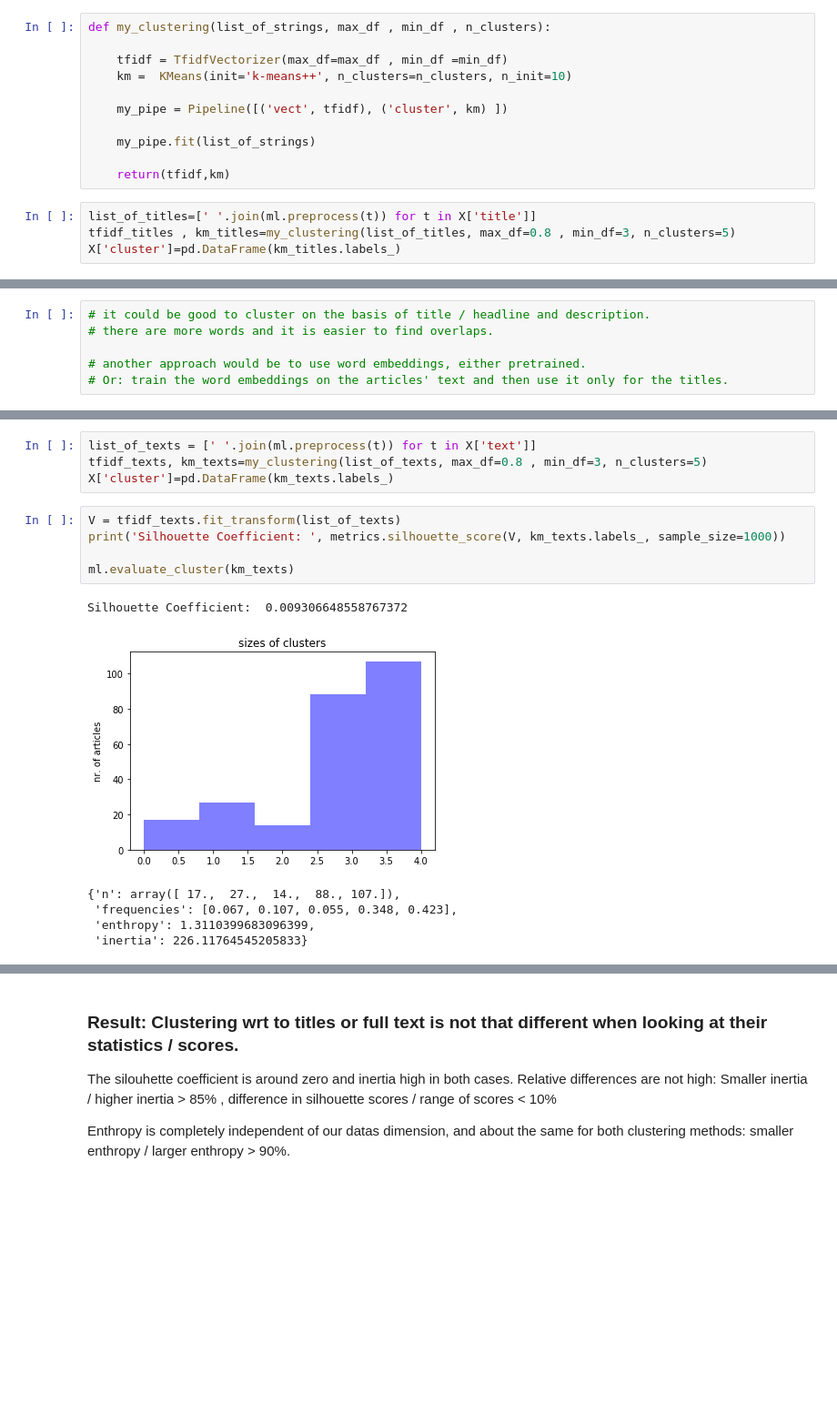
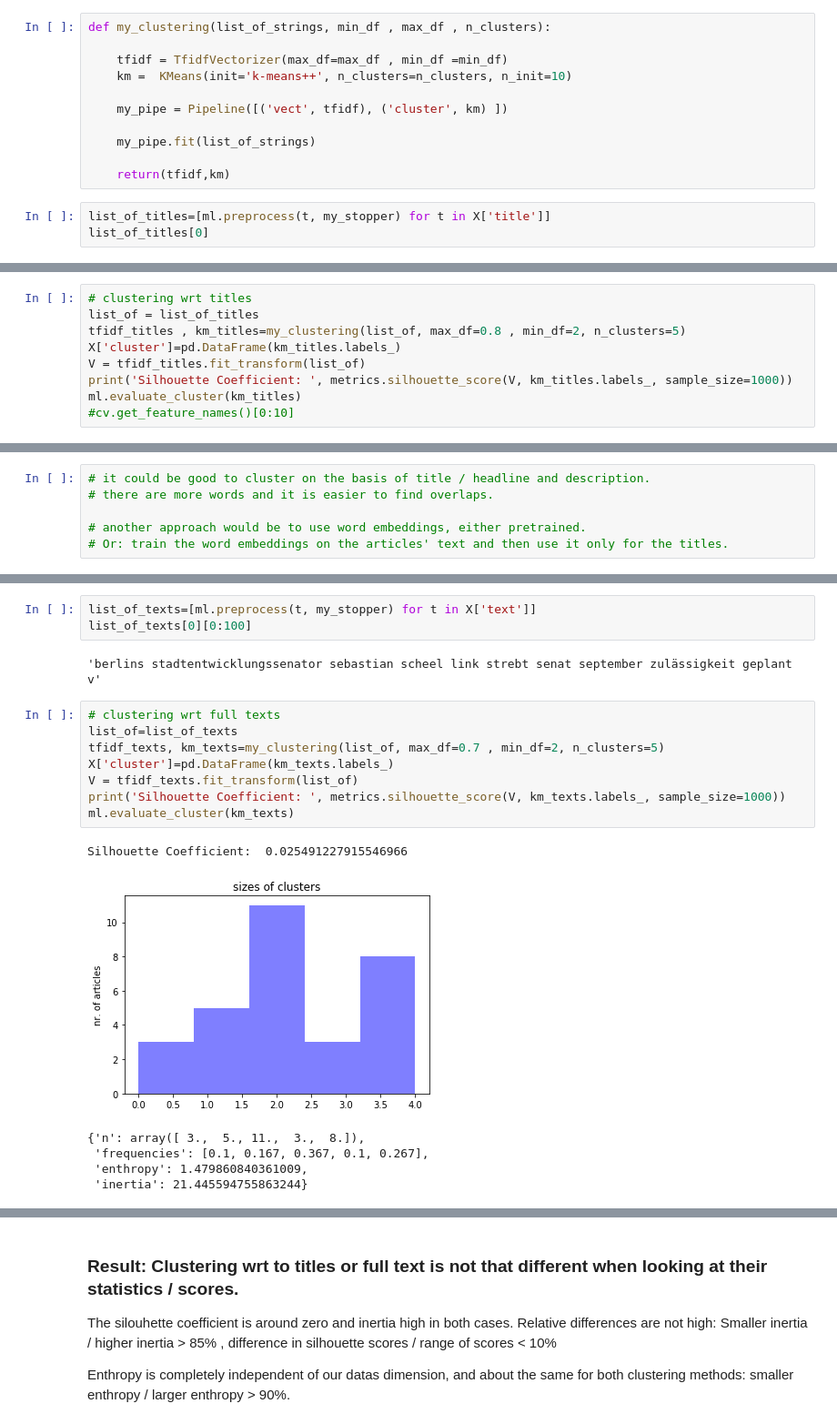
Before and after one commit to s81320/newsreader, a Jupyter notebook: workflow.ipynb, the cells around one changed output, grey strips where cells are left out. Shown at 91% size. Cells and saved outputs as stored; diff of their text form; blank space fills up the shorter version.

```diff
--- a/workflow.ipynb
+++ b/workflow.ipynb
@@ -235,7 +248,7 @@ Is it better to cluster by applying K-means to to titles or to the full text of
 
 How do the resulting clusters differ?
 # %%
-def my_clustering(list_of_strings, max_df , min_df , n_clusters):
+def my_clustering(list_of_strings, min_df , max_df , n_clusters):
 
     tfidf = TfidfVectorizer(max_df=max_df , min_df =min_df)
     km =  KMeans(init='k-means++', n_clusters=n_clusters, n_init=10)
@@ -246,6 +259,5 @@ def my_clustering(list_of_strings, max_df , min_df , n_clusters):
 
     return(tfidf,km)
 # %%
-list_of_titles=[' '.join(ml.preprocess(t)) for t in X['title']]
-tfidf_titles , km_titles=my_clustering(list_of_titles, max_df=0.8 , min_df=3, n_clusters=5)
-X['cluster']=pd.DataFrame(km_titles.labels_)
+list_of_titles=[ml.preprocess(t, my_stopper) for t in X['title']]
+list_of_titles[0]
@@ -251,0 +266,9 @@ X['cluster']=pd.DataFrame(km_titles.labels_)
+# %%
+# clustering wrt titles
+list_of = list_of_titles
+tfidf_titles , km_titles=my_clustering(list_of, max_df=0.8 , min_df=2, n_clusters=5)
+X['cluster']=pd.DataFrame(km_titles.labels_)
+V = tfidf_titles.fit_transform(list_of)
+print('Silhouette Coefficient: ', metrics.silhouette_score(V, km_titles.labels_, sample_size=1000))
+ml.evaluate_cluster(km_titles)
+#cv.get_feature_names()[0:10]
@@ -276,16 +292,20 @@ mediocre results:
 # %%
-list_of_texts = [' '.join(ml.preprocess(t)) for t in X['text']]
-tfidf_texts, km_texts=my_clustering(list_of_texts, max_df=0.8 , min_df=3, n_clusters=5)
-X['cluster']=pd.DataFrame(km_texts.labels_)
+list_of_texts=[ml.preprocess(t, my_stopper) for t in X['text']]
+list_of_texts[0][0:100]
+# %% [output]
+'berlins stadtentwicklungssenator sebastian scheel link strebt senat september zulässigkeit geplant v'
 # %%
-V = tfidf_texts.fit_transform(list_of_texts)
+# clustering wrt full texts
+list_of=list_of_texts
+tfidf_texts, km_texts=my_clustering(list_of, max_df=0.7 , min_df=2, n_clusters=5)
+X['cluster']=pd.DataFrame(km_texts.labels_)
+V = tfidf_texts.fit_transform(list_of)
 print('Silhouette Coefficient: ', metrics.silhouette_score(V, km_texts.labels_, sample_size=1000))
-
 ml.evaluate_cluster(km_texts)
 # %% [output]
-Silhouette Coefficient:  0.009306648558767372
+Silhouette Coefficient:  0.025491227915546966
-[figure, old version]
+[figure, new version]
-{'n': array([ 17.,  27.,  14.,  88., 107.]),
- 'frequencies': [0.067, 0.107, 0.055, 0.348, 0.423],
- 'enthropy': 1.3110399683096399,
- 'inertia': 226.11764545205833}
+{'n': array([ 3.,  5., 11.,  3.,  8.]),
+ 'frequencies': [0.1, 0.167, 0.367, 0.1, 0.267],
+ 'enthropy': 1.479860840361009,
+ 'inertia': 21.445594755863244}
```
Also changed, not shown: parts of 32 cells of this notebook, 2 other files.
